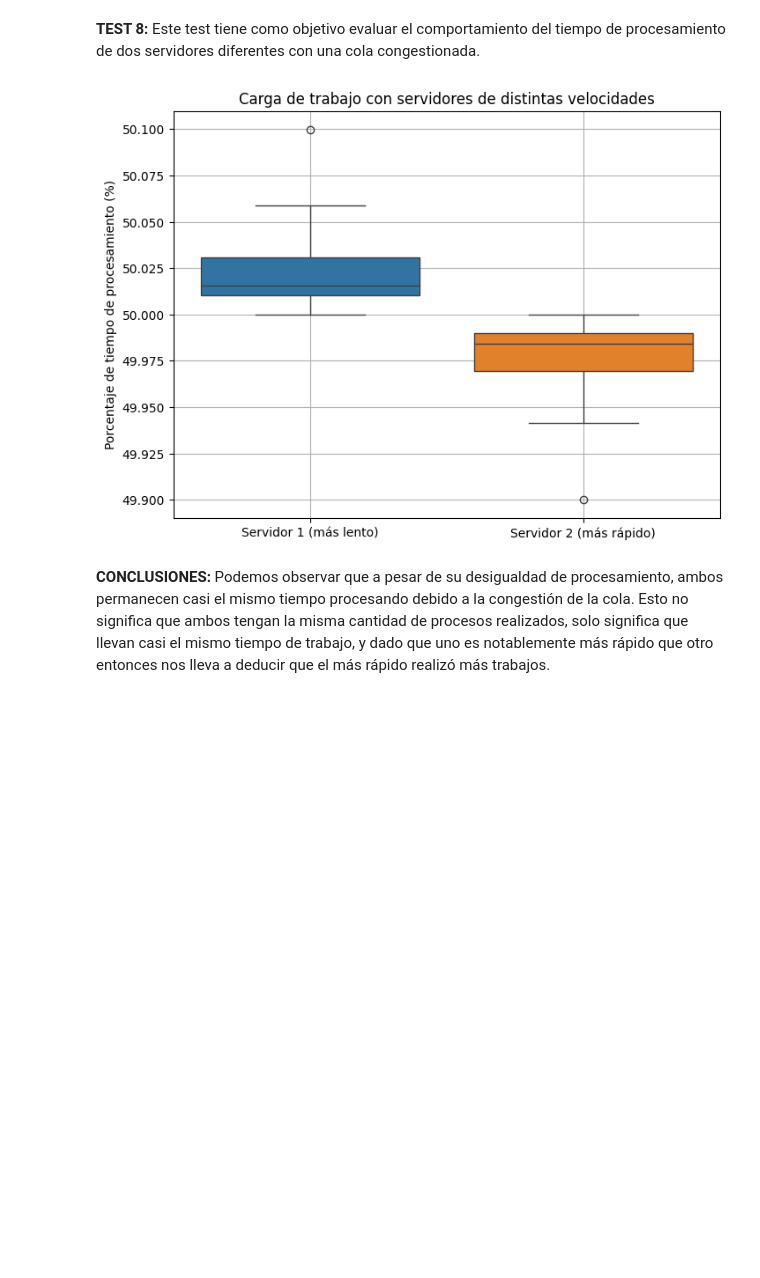
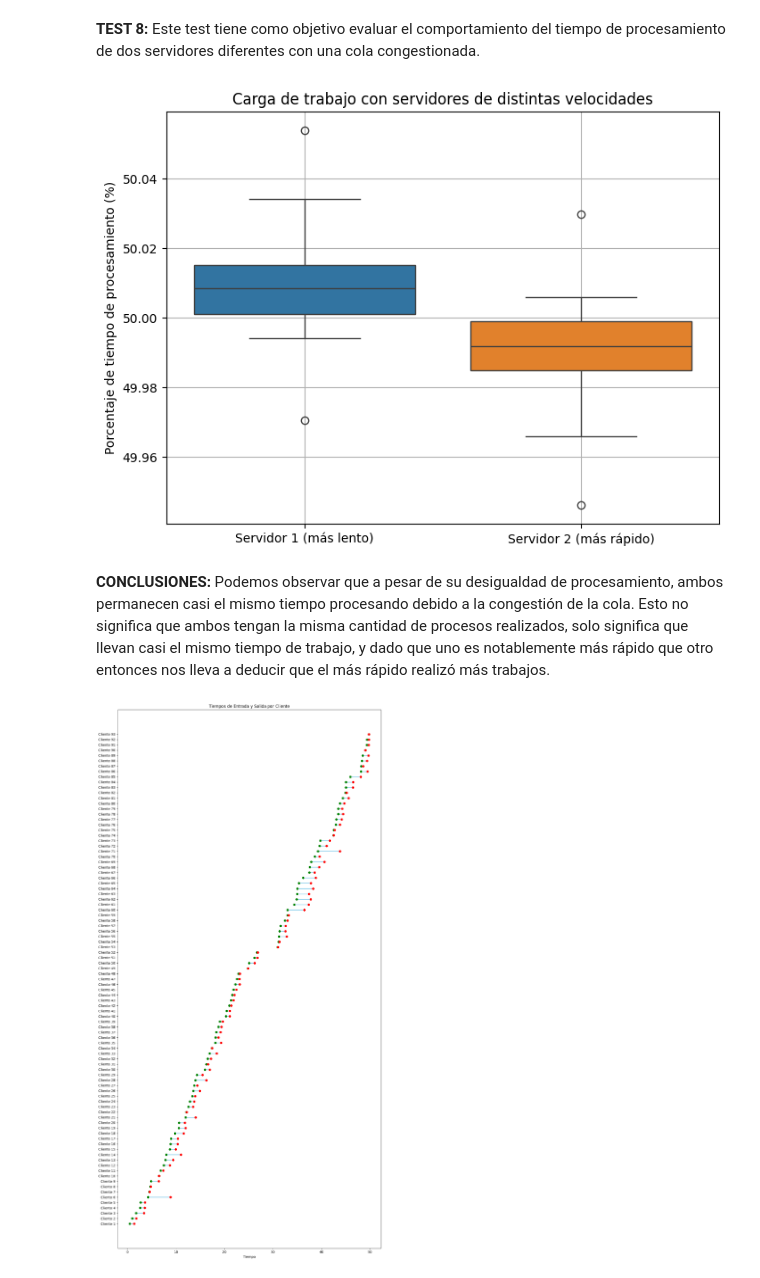
Before and after one commit to HadrianC-hub/SIM-Discrete_Events_Simulation, a Jupyter notebook: simulation.ipynb, the cells around one changed output. Cells and saved outputs as stored; diff of their text form; code cells hidden in the pictures; blank space fills up the shorter version.

```diff
--- a/simulation.ipynb
+++ b/simulation.ipynb
@@ -573,7 +581,7 @@ porcentajes_servidor_1 = []
 porcentajes_servidor_2 = []
 
 for _ in range(num_simulations):
-    _, _, processing_times, _ = simulate_queueing_system(
+    _, _, processing_times, _, _, _, _ = simulate_queueing_system(
         servers_ammount,
         arrival_rate,
         service_time_rates,
@@ -593,6 +601,32 @@ plt.title("Carga de trabajo con servidores de distintas velocidades")
 plt.grid(True)
 plt.show()
 # %% [output]
-[figure, old version]
+[figure, new version]
 # %% [markdown]
 **CONCLUSIONES:** Podemos observar que a pesar de su desigualdad de procesamiento, ambos permanecen casi el mismo tiempo procesando debido a la congestión de la cola. Esto no significa que ambos tengan la misma cantidad de procesos realizados, solo significa que llevan casi el mismo tiempo de trabajo, y dado que uno es notablemente más rápido que otro entonces nos lleva a deducir que el más rápido realizó más trabajos.
+# %%
+_, _, _, _, arrival_times, departure_times, _ = simulate_queueing_system(
+    servers_ammount=2,
+    arrival_rate=2,
+    service_time_rates=[1, 1],
+    time_limit=50
+)
+
+clients = sorted(arrival_times.keys())
+fig, ax = plt.subplots(figsize=(12, len(clients) * 0.25))
+
+for idx, client_id in enumerate(clients):
+    start = arrival_times[client_id]
+    end = departure_times.get(client_id, start)  # por si no salió aún
+    ax.hlines(y=idx, xmin=start, xmax=end, color='skyblue', linewidth=2)
+    ax.plot(start, idx, 'go')  # punto de llegada
+    ax.plot(end, idx, 'ro')    # punto de salida
+
+ax.set_yticks(range(len(clients)))
+ax.set_yticklabels([f"Cliente {c}" for c in clients])
+ax.set_xlabel("Tiempo")
+ax.set_title("Tiempos de Entrada y Salida por Cliente")
+plt.tight_layout()
+plt.show()
+# %% [output]
+[figure, added]
```
Also changed, not shown: parts of 9 cells of this notebook, 2 other files.
